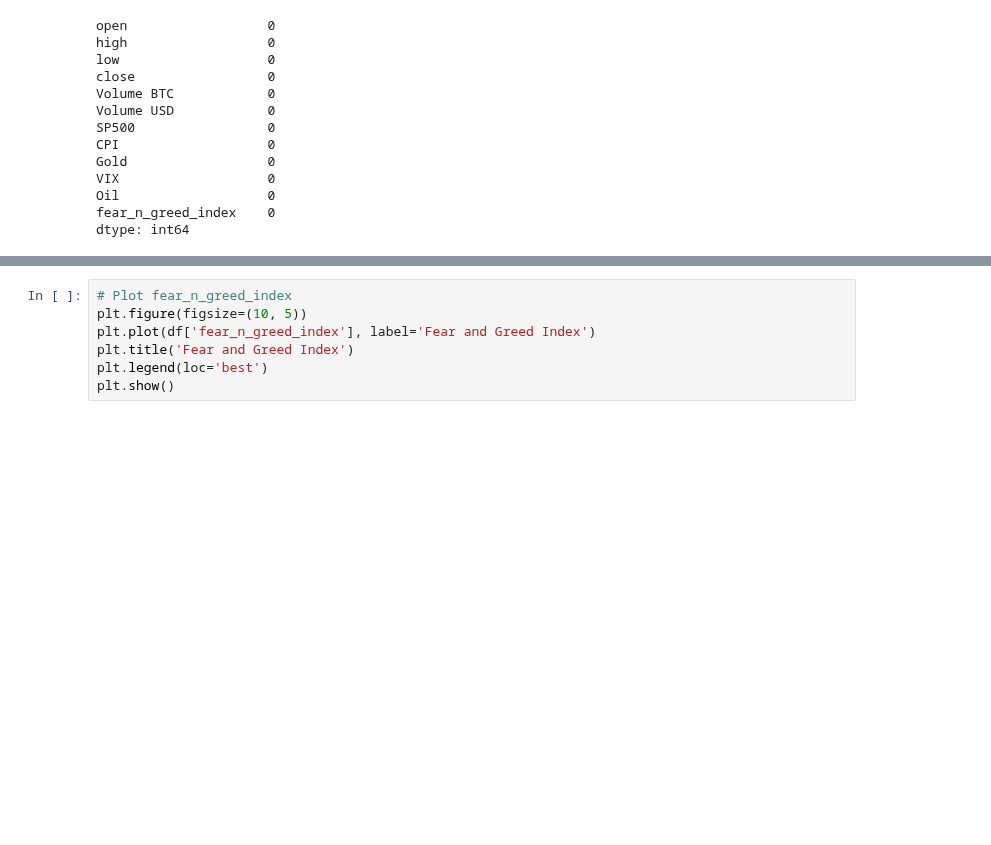
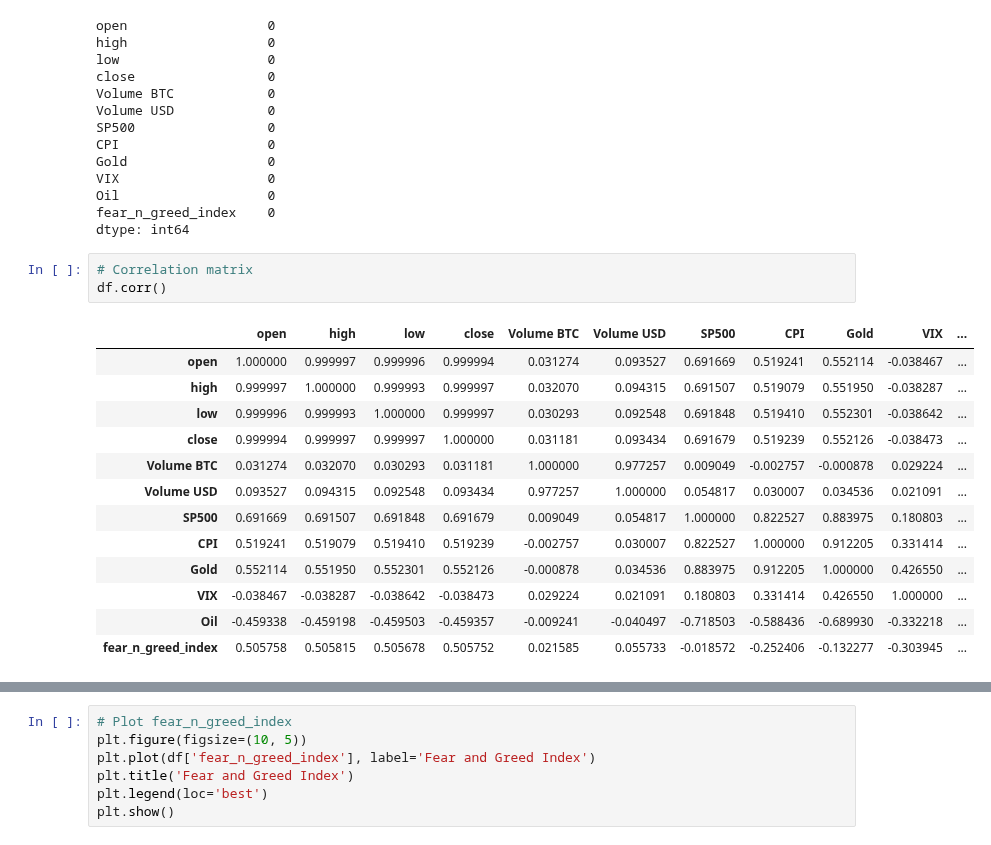
Before and after one commit to alexzheng123/EC331-project, a Jupyter notebook: code/4.0/combine_data.ipynb, the cells around one changed output, grey strips where cells are left out. Drawn from its saved outputs; the diff is of its cells as text; blank space fills up the shorter version.

```diff
--- a/code/4.0/combine_data.ipynb
+++ b/code/4.0/combine_data.ipynb
@@ -177,5 +177,22 @@ VIX                   0
 Oil                   0
 fear_n_greed_index    0
 dtype: int64
+# %%
+# Correlation matrix
+df.corr()
+# %% [output]
+|  | open | high | low | close | Volume BTC | Volume USD | SP500 | CPI | Gold | VIX | ... |
+| open | 1.000000 | 0.999997 | 0.999996 | 0.999994 | 0.031274 | 0.093527 | 0.691669 | 0.519241 | 0.552114 | -0.038467 | ... |
+| high | 0.999997 | 1.000000 | 0.999993 | 0.999997 | 0.032070 | 0.094315 | 0.691507 | 0.519079 | 0.551950 | -0.038287 | ... |
+| low | 0.999996 | 0.999993 | 1.000000 | 0.999997 | 0.030293 | 0.092548 | 0.691848 | 0.519410 | 0.552301 | -0.038642 | ... |
+| close | 0.999994 | 0.999997 | 0.999997 | 1.000000 | 0.031181 | 0.093434 | 0.691679 | 0.519239 | 0.552126 | -0.038473 | ... |
+| Volume BTC | 0.031274 | 0.032070 | 0.030293 | 0.031181 | 1.000000 | 0.977257 | 0.009049 | -0.002757 | -0.000878 | 0.029224 | ... |
+| Volume USD | 0.093527 | 0.094315 | 0.092548 | 0.093434 | 0.977257 | 1.000000 | 0.054817 | 0.030007 | 0.034536 | 0.021091 | ... |
+| SP500 | 0.691669 | 0.691507 | 0.691848 | 0.691679 | 0.009049 | 0.054817 | 1.000000 | 0.822527 | 0.883975 | 0.180803 | ... |
+| CPI | 0.519241 | 0.519079 | 0.519410 | 0.519239 | -0.002757 | 0.030007 | 0.822527 | 1.000000 | 0.912205 | 0.331414 | ... |
+| Gold | 0.552114 | 0.551950 | 0.552301 | 0.552126 | -0.000878 | 0.034536 | 0.883975 | 0.912205 | 1.000000 | 0.426550 | ... |
+| VIX | -0.038467 | -0.038287 | -0.038642 | -0.038473 | 0.029224 | 0.021091 | 0.180803 | 0.331414 | 0.426550 | 1.000000 | ... |
+| Oil | -0.459338 | -0.459198 | -0.459503 | -0.459357 | -0.009241 | -0.040497 | -0.718503 | -0.588436 | -0.689930 | -0.332218 | ... |
+| fear_n_greed_index | 0.505758 | 0.505815 | 0.505678 | 0.505752 | 0.021585 | 0.055733 | -0.018572 | -0.252406 | -0.132277 | -0.303945 | ... |
 # %%
 # Compute correlation matrix
```
Also changed, not shown: parts of 1 cell of this notebook, 7 other files.
